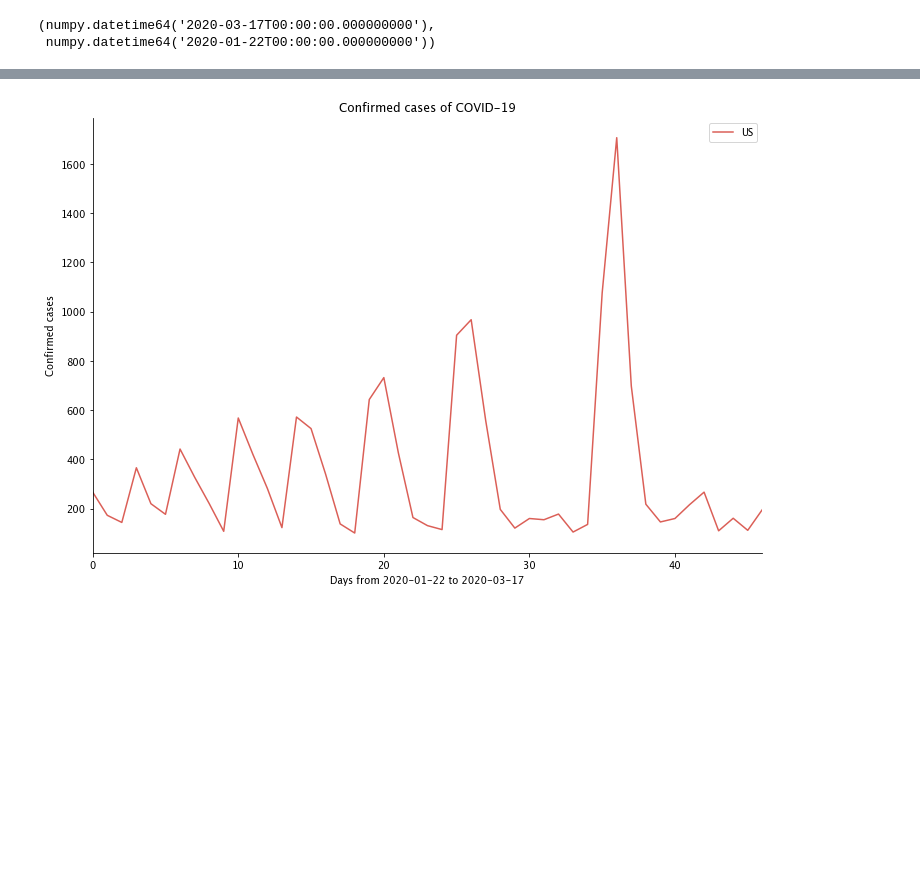
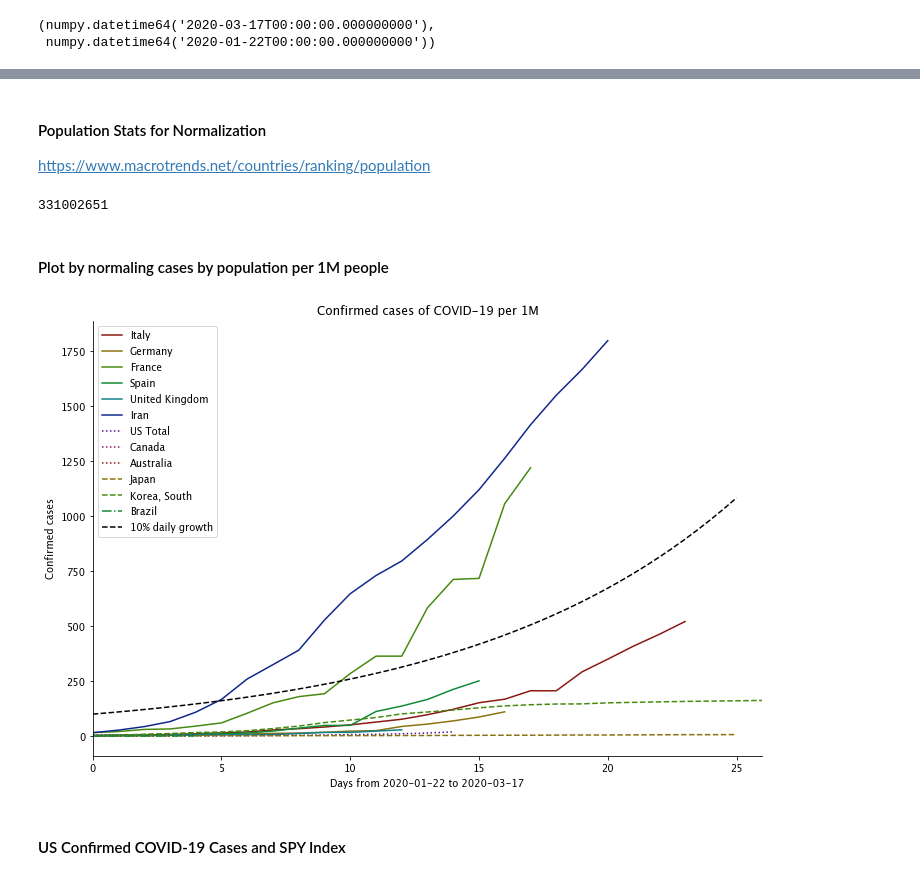
Before and after one commit to jayurbain/covid19, a Jupyter notebook: covid19.ipynb, the cells around one changed output, grey strips where cells are left out. Saved outputs shown, nothing was run; the diff lists cells and outputs as text; code cells hidden in the pictures; blank space fills up the shorter version.

Commit message:
more plots

```diff
--- a/covid19.ipynb
+++ b/covid19.ipynb
@@ -173,21 +353,68 @@ sns.despine();
+# %% [markdown]
+#### Population Stats for Normalization
+
+https://www.macrotrends.net/countries/ranking/population
+# %%
+pop_dict = {'US Total':331002651,
+    'Japan':126476461,
+    'Germany':83783942,
+    'United Kingdom':67886011,
+    'France':6273511,
+    'Italy':60461826,
+    'Korea, South':51269185,
+    'Spain':46754778,
+    'Argentina':45195774,
+    'Canada':37742154,
+    'Australia':25499884,
+    'Taiwan':23816775,
+    'Iran':8992949,
+    'Brazil':209469333,
+    'Colombia':49648685,
+    'Mexico':126190788
+}
+# %%
+pop_dict['US Total']
+# %% [output]
+331002651
+# %% [markdown]
+#### Plot by normaling cases by population per 1M people
+# %%
+%matplotlib inline
+
+def plot_countries_norm(df, countries, min_cases=50, ls='-', col='Cases'):
+    for country in countries:
+        df_country = df.loc[(df['Country/Region'] == country) & (df['Cases'] >= min_cases)].copy(deep=True)
+        df_country['Cases']=df_country['Cases']*1000000/pop_dict[country]
+        if len(df_country) == 0:
+            continue
+        df_country.reset_index()[col].plot(label=country, ls=ls)
+#         df_country.plot(y='Cases', label=country, ls=ls)
 # %%
-country_groups = [['US']]
+country_groups = [['Italy', 'Germany', 'France', 'Spain', 'United Kingdom', 'Iran'],
+                  ['US Total', 'Canada', 'Australia'],
+                  ['Japan', 'Korea, South'],
+                  ['Argentina', 'Brazil', 'Colombia', 'Mexico']]
 line_styles = ['-', ':', '--', '-.']
 
-sns.set_palette(sns.color_palette("hls", 12))
+# sns.set_palette(sns.color_palette("hls", 12))
+sns.set_palette(sns.hls_palette(8, l=.3, s=.8))
 fig, ax = plt.subplots(figsize=(12, 8))
 
 min_cases=100
 for countries, ls in zip(country_groups, line_styles):
-    plot_countries(df_confirmed, countries, min_cases=min_cases, ls=ls)
+    plot_countries_norm(df_confirmed, countries, min_cases=min_cases, ls=ls)
 
-ax.set(title='Confirmed cases of COVID-19',
+x = np.linspace(0, plt.xlim()[1] - 1)
+ax.plot(x, 100 * (1.10) ** x, ls='--', color='k', label='10% daily growth')
+
+ax.set(title='Confirmed cases of COVID-19 per 1M',
        xlabel='Days from {} to {}'.format(min_date_string, max_date_string),
        ylabel='Confirmed cases')
 ax.get_yaxis().set_major_formatter(matplotlib.ticker.ScalarFormatter())
 ax.legend(loc=0)
-ax.legend(loc=0)
 
 sns.despine();
 # %% [output]
-[figure, old version]
+[figure, new version]
+# %% [markdown]
+#### US Confirmed COVID-19 Cases and SPY Index
```
Also changed, not shown: parts of 33 cells of this notebook.
